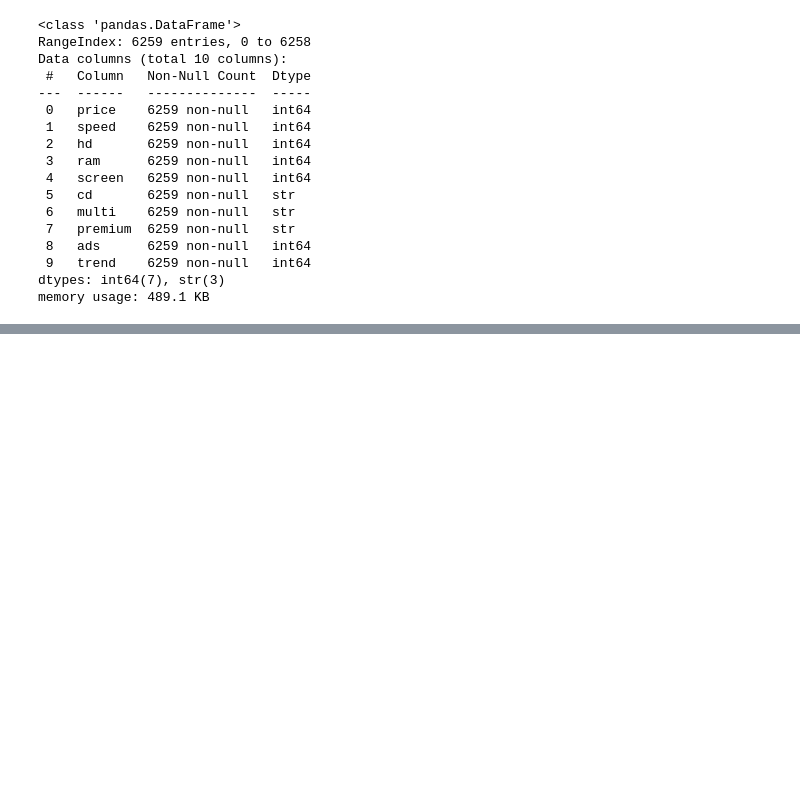
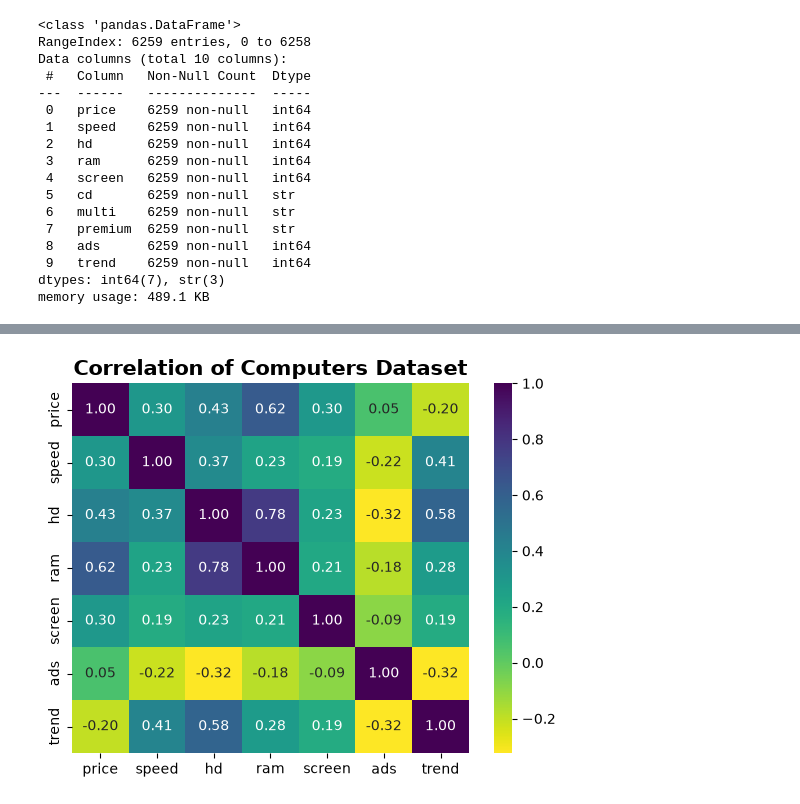
Before and after one commit to MiltonValleL/regression-and-forecasting, a Jupyter notebook: assignments/02_simple_regression_assignments.ipynb, the cells around one changed output, grey strips where cells are left out. Drawn from its saved outputs; the diff is of its cells as text; code cells hidden in the pictures; blank space fills up the shorter version.

```diff
--- a/assignments/02_simple_regression_assignments.ipynb
+++ b/assignments/02_simple_regression_assignments.ipynb
@@ -43,0 +87,11 @@ memory usage: 489.1 KB
+# %%
+# now let's see the correlation
+sns.heatmap(computers.corr(numeric_only=True),
+            annot=True, cmap='viridis_r',
+            #vmin=-1, vmax=1,
+            fmt='.2f'
+           )
+plt.title('Correlation of Computers Dataset', fontsize=15, fontweight='bold')
+plt.show()
+# %% [output]
+[figure, added]
```
Also changed, not shown: parts of 18 cells of this notebook, 1 other file.
